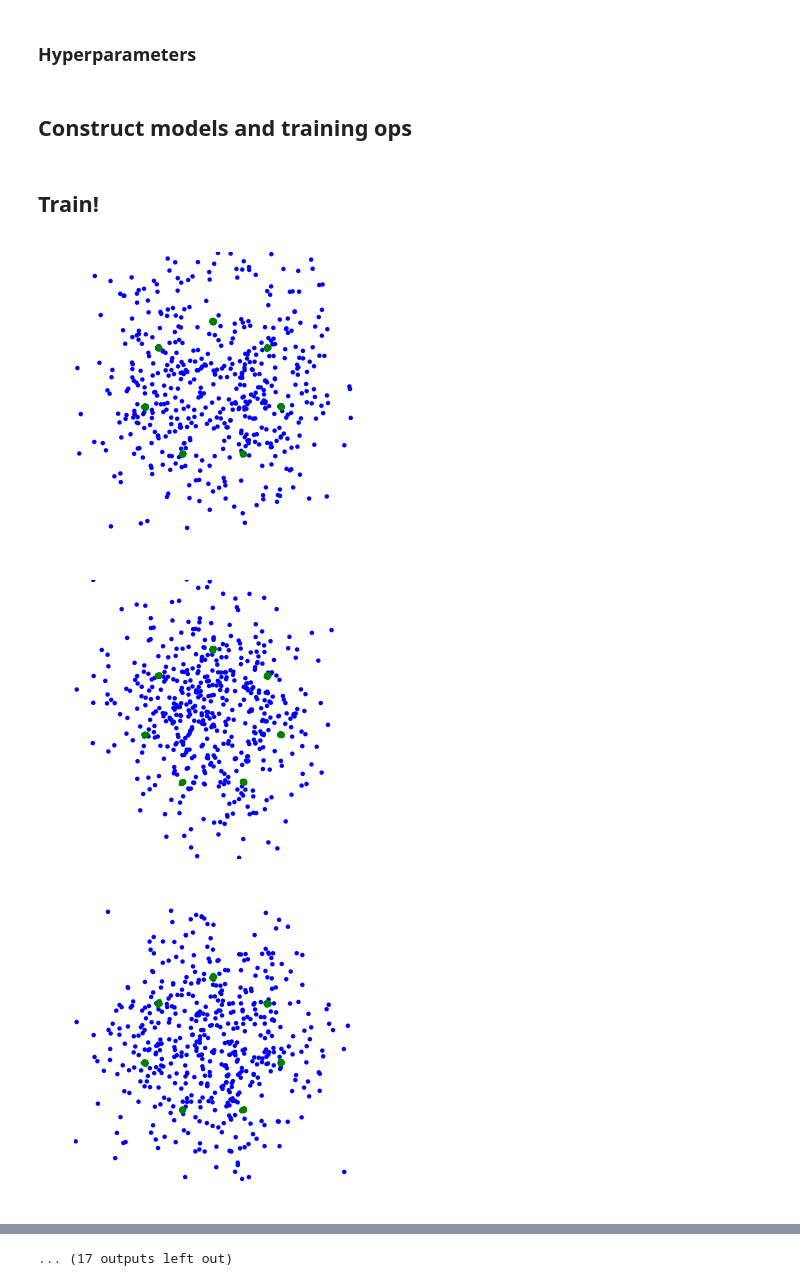
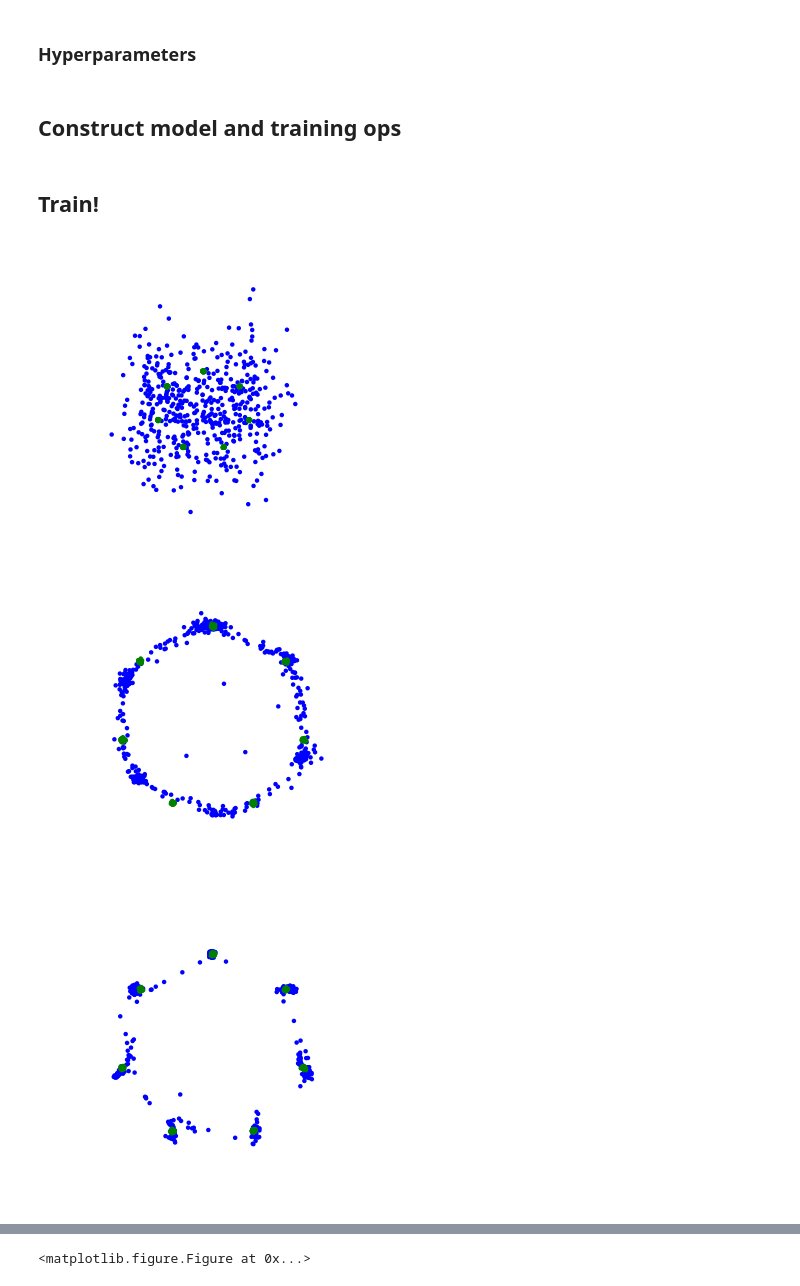
Before and after one commit to poolio/unrolled_gan, a Jupyter notebook: Unrolled GAN demo.ipynb, the cells around one changed output, grey strips where cells are left out. Saved outputs shown, nothing was run; the diff lists cells and outputs as text; code cells hidden in the pictures.

Commit message:
add description, graph replace figure, and better viz

```diff
--- a/Unrolled GAN demo.ipynb
+++ b/Unrolled GAN demo.ipynb
@@ -54,9 +91,9 @@ def extract_update_dict(update_ops):
 # %% [markdown]
 ### Data creation
 # %%
-def sample_mog(batch_size, n_mixture=8, std=0.01):
+def sample_mog(batch_size, n_mixture=8, std=0.01, radius=1.0):
     thetas = np.linspace(0, 2 * np.pi, n_mixture)
-    xs, ys = np.sin(thetas), np.cos(thetas)
+    xs, ys = radius * np.sin(thetas), radius * np.cos(thetas)
     cat = ds.Categorical(tf.zeros(n_mixture))
     comps = [ds.MultivariateNormalDiag([xi, yi], [std, std]) for xi, yi in zip(xs.ravel(), ys.ravel())]
     data = ds.Mixture(cat, comps)
@@ -84,12 +121,13 @@ params = dict(
     gen_learning_rate=1e-3,
     beta1=0.5,
     epsilon=1e-8,
-    max_iter=50000,
+    max_iter=25000,
+    viz_every=5000,
     z_dim=256,
     x_dim=2,
     unrolling_steps=5,
 )
 # %% [markdown]
-## Construct models and training ops
+## Construct model and training ops
 # %%
 tf.reset_default_graph()
@@ -137,27 +178,26 @@ sess = tf.InteractiveSession()
 sess.run(tf.global_variables_initializer())
 # %%
 from tqdm import tqdm
+xmax = 3
 fs = []
 frames = []
-fig = figure(figsize=(5,5))
+np_samples = []
+n_batches_viz = 10
+viz_every = params['viz_every']
 for i in tqdm(xrange(params['max_iter'])):
     f, _, _ = sess.run([[loss, unrolled_loss], g_train_op, d_train_op])
     fs.append(f)
-    if i % 25 == 0:
+    if i % viz_every == 0:
+        np_samples.append(np.vstack([sess.run(samples) for _ in xrange(n_batches_viz)]))
         xx, yy = sess.run([samples, data])
-        clf()
+        fig = figure(figsize=(5,5))
         scatter(xx[:, 0], xx[:, 1], edgecolor='none')
         scatter(yy[:, 0], yy[:, 1], c='g', edgecolor='none')
-        xlim(-2, 2)
-        ylim(-2, 2)
         axis('off')
-        draw()
         if generate_movie:
             frames.append(mplfig_to_npimage(fig))
-        if i % 500 == 0:
-            show()
-            fig = figure(figsize=(5,5))
+        show()
 # %% [output]
-[figure, old version]
+[figure, new version]
-[figure, old version]
+[figure, new version]
-[figure, old version]
+[figure, new version]
@@ -173 +206 @@ for i in tqdm(xrange(params['max_iter'])):
-... (17 outputs left out)
+<matplotlib.figure.Figure at 0x...>
```
Also changed, not shown: parts of 12 cells of this notebook.
